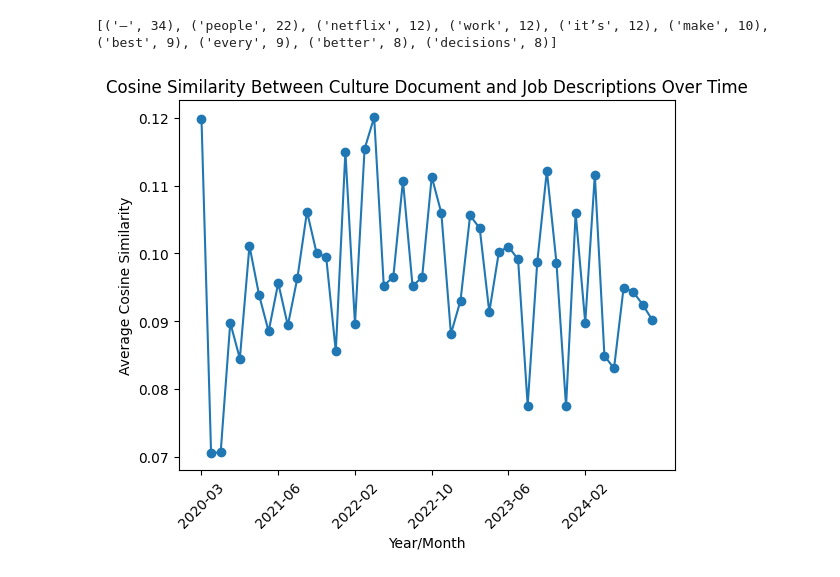
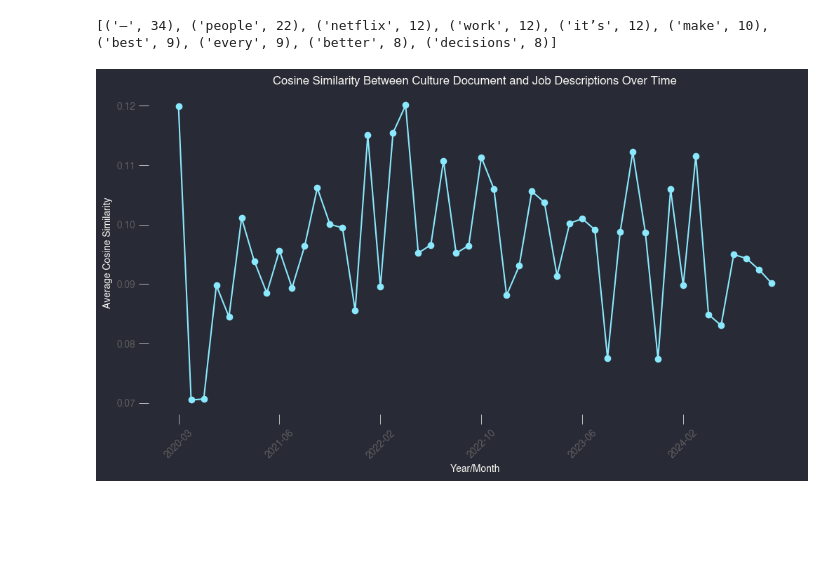
Before and after one commit to allcentury/netflix_culture_analysis, a Jupyter notebook: netflix_jobs.ipynb, the cells around one changed output. Cells and saved outputs as stored; diff of their text form; code cells hidden in the pictures; blank space fills up the shorter version.

```diff
--- a/netflix_jobs.ipynb
+++ b/netflix_jobs.ipynb
@@ -42,7 +45,10 @@ nltk.download('stopwords')
 [nltk_data]   Package stopwords is already up-to-date!
 True
 # %%
-import re
+standard_location_list = [
+    "Remote",
+    "Los Gatos",
+]
 
 # Function to clean location data
 def clean_location(location):
@@ -51,6 +57,13 @@ def clean_location(location):
 
     # Standardize extra spaces and commas
     location = location.strip().replace(' ,', ',').replace(', ', ', ')
+
+
+    if "Remote" in location:
+        return "Remote, US"
+
+    if "Los Gatos" in location:
+        return "Los Gatos"
 
     # Return cleaned location
     return location
@@ -89,7 +102,8 @@ with open('./netflix_culture.txt', 'r') as f:
 with open('./netflix_jobs.json', 'r') as f:
     job_data = json.load(f)
 
-
+# global style
+plt.style.use(matplotx.styles.dracula)
 
 
 # Convert to DataFrame
@@ -396,34 +403,35 @@ print(culture_word_freq.most_common(10))  # Top words in culture doc
 # %%
 from sklearn.feature_extraction.text import TfidfVectorizer
 from sklearn.metrics.pairwise import cosine_similarity
 
 # Create a TF-IDF vectorizer
 tfidf_vectorizer = TfidfVectorizer()
 
 # Fit the vectorizer on both the culture document and job descriptions
 tfidf_matrix = tfidf_vectorizer.fit_transform([cleaned_culture_doc] + df['cleaned_description'].tolist())
 
 
 # Calculate the cosine similarity between the culture document and each job description
 cosine_similarities = cosine_similarity(tfidf_matrix[0:1], tfidf_matrix[1:])
 
 # Add the cosine similarity score to the DataFrame
 df['cosine_similarity'] = cosine_similarities[0]
 
 # Group by year/month to see how the similarity changes over time
 similarity_trend = df.groupby('year_month')['cosine_similarity'].mean()
 # Convert the PeriodIndex to strings
 similarity_trend.index = similarity_trend.index.astype(str)
 
 # Plot the cosine similarity trend over time
+plt.figure(figsize=(12, 6))
 plt.plot(similarity_trend.index, similarity_trend.values, marker='o')
 plt.title('Cosine Similarity Between Culture Document and Job Descriptions Over Time')
 plt.xlabel('Year/Month')
 plt.ylabel('Average Cosine Similarity')
 plt.xticks(similarity_trend.index[::8], rotation=45)
 plt.show()
 # %% [output]
-[figure, old version]
+[figure, new version]
 # %%
 def contains_culture_link(description):
     if "jobs.netflix.com/culture" in description:
```
Also changed, not shown: parts of 9 cells of this notebook.
